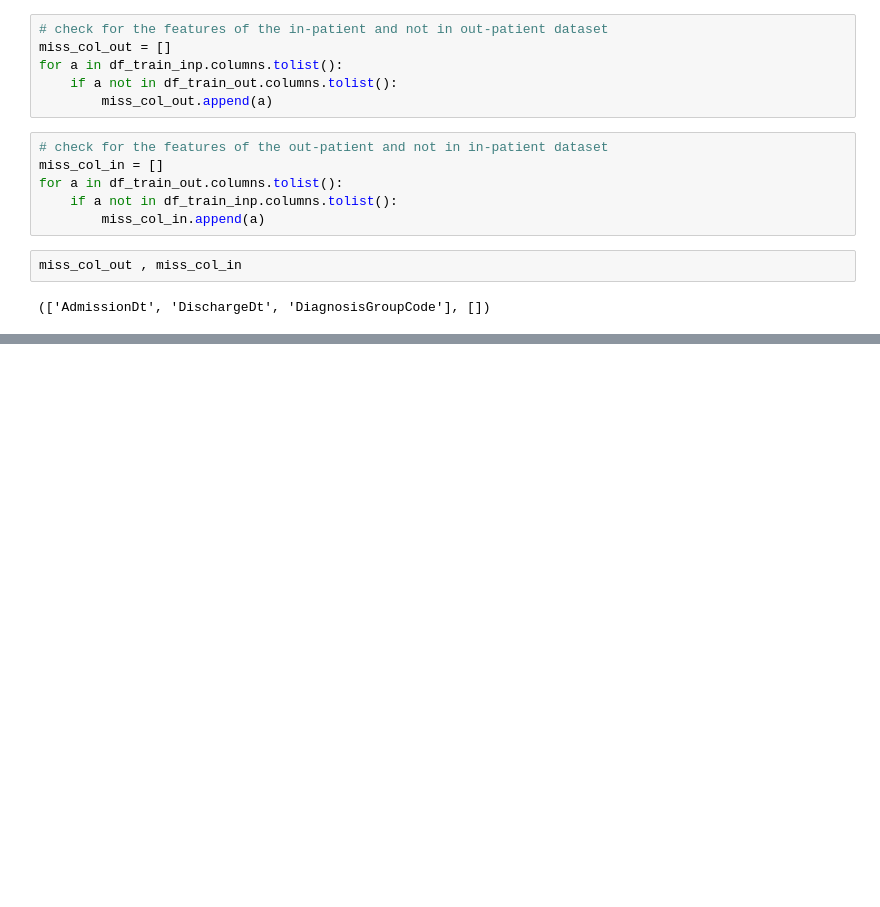
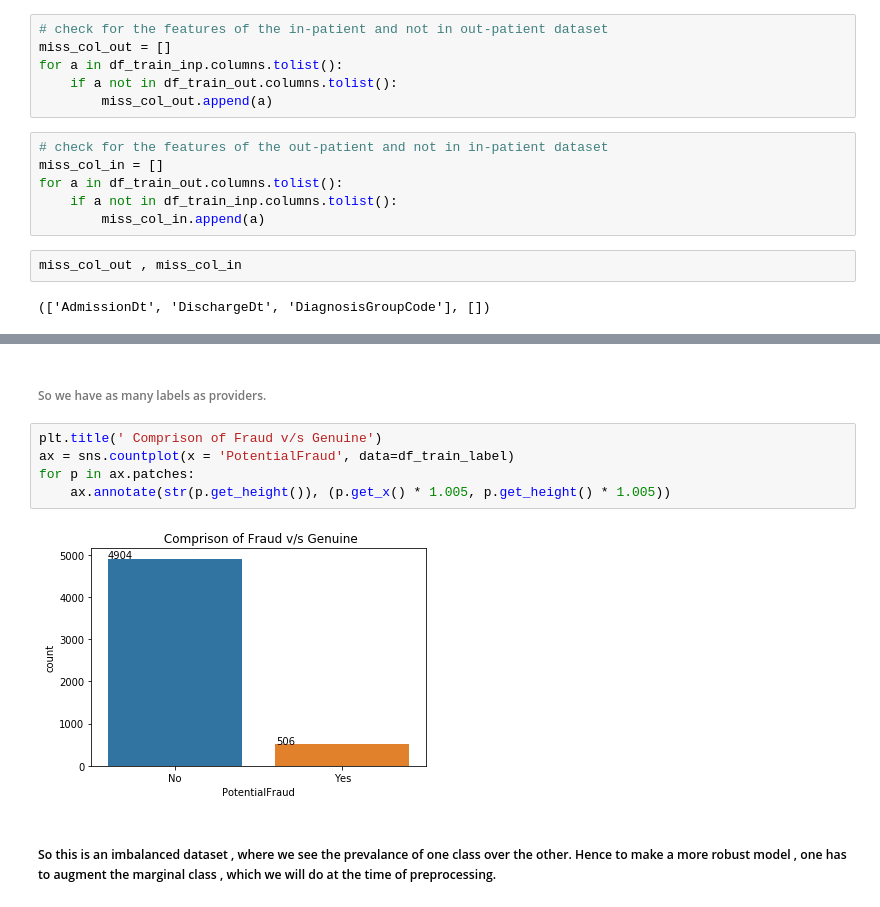
Before and after one commit to osafaRmldspyaws/health_insuarance_fraud_detection, a Jupyter notebook: Health Insurance Fraud Detection.ipynb, the cells around one changed output, grey strips where cells are left out. Drawn from its saved outputs; the diff is of its cells as text; blank space fills up the shorter version.

```diff
--- a/Health Insurance Fraud Detection.ipynb
+++ b/Health Insurance Fraud Detection.ipynb
@@ -406,0 +406,11 @@ miss_col_out , miss_col_in
+# %% [markdown]
+###### So we have as many labels as providers.
+# %%
+plt.title(' Comprison of Fraud v/s Genuine')
+ax = sns.countplot(x = 'PotentialFraud', data=df_train_label)
+for p in ax.patches:
+    ax.annotate(str(p.get_height()), (p.get_x() * 1.005, p.get_height() * 1.005))
+# %% [output]
+[figure, added]
+# %% [markdown]
+##### So this is an imbalanced dataset , where we see the prevalance of one class over the other. Hence to make a more robust model , one has to augment the marginal class , which we will do at the time of preprocessing.
```
Also changed, not shown: parts of 24 cells of this notebook.
